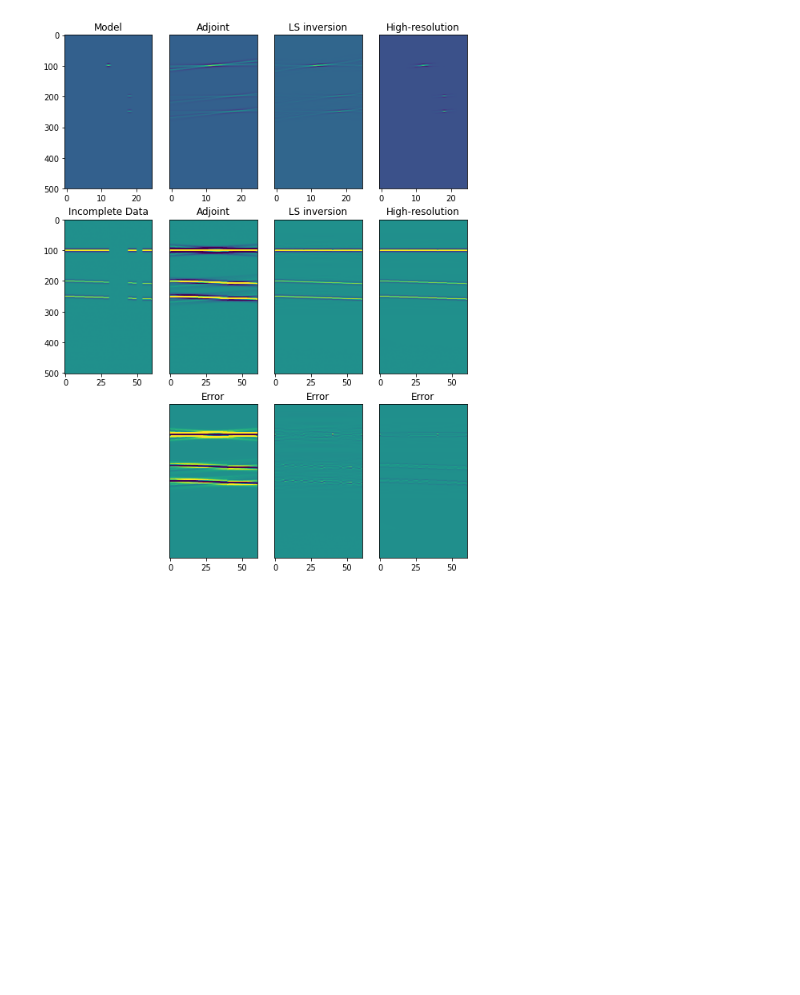
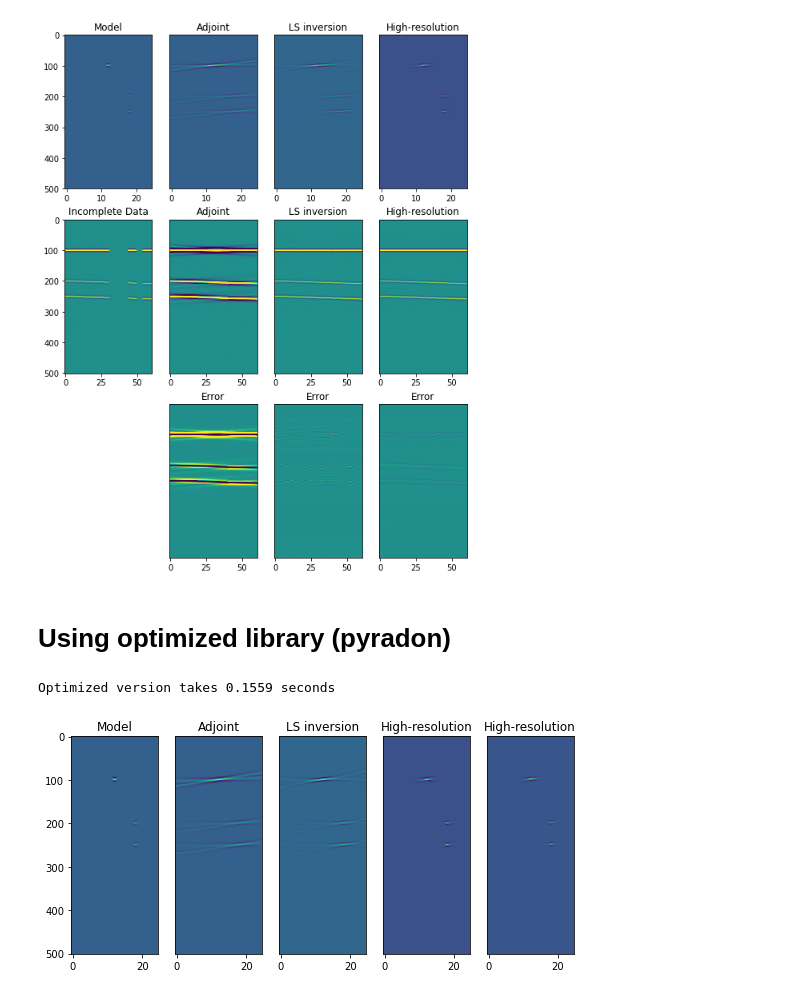
Before and after one commit to chenyk1990/geo-class, a Jupyter notebook: multi-dim-ana/Linear_radon.ipynb, the cells around one changed output. Saved outputs shown, nothing was run; the diff lists cells and outputs as text; code cells hidden in the pictures; blank space fills up the shorter version.

```diff
--- a/multi-dim-ana/Linear_radon.ipynb
+++ b/multi-dim-ana/Linear_radon.ipynb
@@ -371,3 +416,35 @@ plt.subplot(3,4,12)
 plt.imshow(d-di_l1,aspect='auto',clim=(-0.2, 0.2));plt.title('Error');plt.gca().set_yticks([]);
 # %% [output]
 [figure]
+# %% [markdown]
+# Using optimized library (pyradon)
+# %%
+import pyradon as pr
+
+import time
+
+tic = time.perf_counter()
+N1 = 10;  # CG Iterations (Internal loop);
+N2 = 3;   # Update of weights for the sparse solution: N1 = 1 LS;  N2 > 3 for High Res (Sparse) solution
+par['typ']=1;par['h']=h;
+mi_l1_new=pr.radon_l1c(par,d,np.zeros(m.shape),niter_in=N1,niter_out=N2,verb=1)[0]
+
+toc = time.perf_counter()
+
+print(f"Optimized version takes {toc - tic:0.4f} seconds");
+
+
+plt.figure(figsize=(9, 4));
+plt.subplot(1,5,1)
+plt.imshow(m,aspect='auto');plt.title('Model');
+plt.subplot(1,5,2)
+plt.imshow(ma,aspect='auto');plt.title('Adjoint');plt.gca().set_yticks([]);
+plt.subplot(1,5,3)
+plt.imshow(mi,aspect='auto');plt.title('LS inversion');plt.gca().set_yticks([]);
+plt.subplot(1,5,4)
+plt.imshow(mi_l1,aspect='auto');plt.title('High-resolution');plt.gca().set_yticks([]);
+plt.subplot(1,5,5)
+plt.imshow(mi_l1_new,aspect='auto');plt.title('High-resolution');plt.gca().set_yticks([]);
+# %% [output]
+Optimized version takes 0.1559 seconds
+[figure, added]
```
Also changed, not shown: parts of 8 cells of this notebook, 2 other files.
